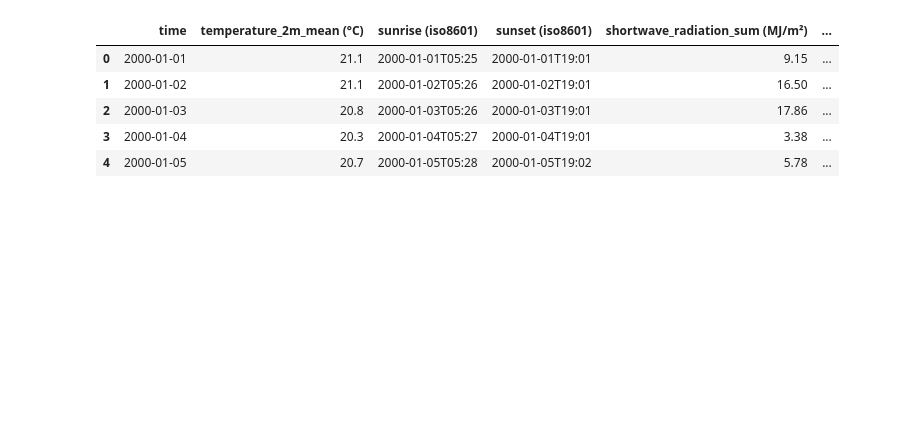
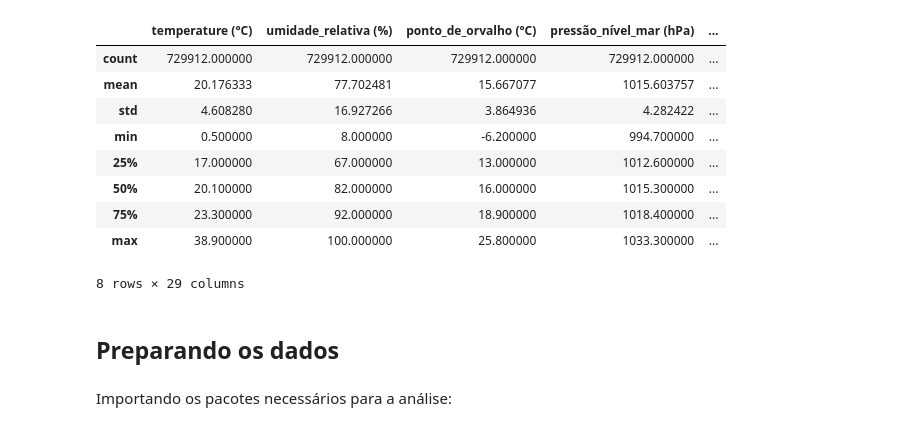
Before and after one commit to silvaniacorreia/desafio_BIGMAAP, a Jupyter notebook: Previsão_de_Temperaturas_em_Sorocaba.ipynb, the cells around one changed output. Drawn from its saved outputs; the diff is of its cells as text; code cells hidden in the pictures; blank space fills up the shorter version.

```diff
--- a/Previsão_de_Temperaturas_em_Sorocaba.ipynb
+++ b/Previsão_de_Temperaturas_em_Sorocaba.ipynb
@@ -2,0 +41,37 @@
+# %%
+import pandas as pd
+
+# Criando o DataFrame
+temperature_data = pd.DataFrame(data['hourly'])
+
+# Renomeando as colunas
+temperature_data = temperature_data.rename(columns={'time':'Data/Hora',
+            'temperature_2m':'temperature (°C)',
+            'relativehumidity_2m':'umidade_relativa (%)',
+            'dewpoint_2m':'ponto_de_orvalho (°C)',
+            'pressure_msl':'pressão_nível_mar (hPa)',
+            'surface_pressure':'pressão_superfície (hPa)',
+            'rain':'chuva (mm)',
+            'cloudcover': 'cobertura_nuvens (%)',
+            'cloudcover_low': 'cobertura_nuvens_baixo (%)',
+            'cloudcover_mid': 'cobertura_nuvens_meio (%)',
+            'cloudcover_high': 'cobertura_nuvens_alto (%)',
+            'shortwave_radiation': 'radiação_ondas_curtas (W/m²)',
+            'direct_radiation': 'radiação_direta (W/m²)',
+            'diffuse_radiation': 'radiação_difusa (W/m²)',
+            'direct_normal_irradiance': 'irradiância_normal_direta (W/m²)',
+            'windspeed_10m': 'velocidade_vento_10m (km/h)',
+            'windspeed_100m': 'velocidade_vento_100m (km/h)',
+            'winddirection_10m': 'direção_vento_10m (°)',
+            'winddirection_100m': 'direção_vento_100m (°)',
+            'windgusts_10m': 'rajada_vento_10m (km/h)',
+            'et0_fao_evapotranspiration': 'evapotranspiração (mm)',
+            'vapor_pressure_deficit': 'déficit_pressão_vapor (kPa)',
+            'soil_temperature_0_to_7cm': 'temperatura_solo_0_a_7cm (°C)',
+            'soil_temperature_7_to_28cm': 'temperatura_solo_7_a_28cm (°C)',
+            'soil_temperature_28_to_100cm': 'temperatura_solo_28_a_100cm (°C)',
+            'soil_temperature_100_to_255cm': 'temperatura_solo_100_a_255cm (°C)',
+            'soil_moisture_0_to_7cm': 'umidade_solo_0_a_7cm (m³/m³)',
+            'soil_moisture_7_to_28cm': 'umidade_solo_7_a_28cm (m³/m³)',
+            'soil_moisture_28_to_100cm': 'umidade_solo_28_a_100cm (m³/m³)',
+            'soil_moisture_100_to_255cm': 'umidade_solo_100_a_255cm (m³/m³)'})
@@ -3,23 +115,30 @@
+# %%
+temperature_data.describe()
+# %% [output]
+|  | temperature (°C) | umidade_relativa (%) | ponto_de_orvalho (°C) | pressão_nível_mar (hPa) | ... |
+| count | 729912.000000 | 729912.000000 | 729912.000000 | 729912.000000 | ... |
+| mean | 20.176333 | 77.702481 | 15.667077 | 1015.603757 | ... |
+| std | 4.608280 | 16.927266 | 3.864936 | 4.282422 | ... |
+| min | 0.500000 | 8.000000 | -6.200000 | 994.700000 | ... |
+| 25% | 17.000000 | 67.000000 | 13.000000 | 1012.600000 | ... |
+| 50% | 20.100000 | 82.000000 | 16.000000 | 1015.300000 | ... |
+| 75% | 23.300000 | 92.000000 | 18.900000 | 1018.400000 | ... |
+| max | 38.900000 | 100.000000 | 25.800000 | 1033.300000 | ... |
+8 rows × 29 columns
+# %% [markdown]
+## **Preparando os dados**
+# %% [markdown]
+Importando os pacotes necessários para a análise:
 # %%
 import numpy as np
-import pandas as pd
 import matplotlib.pyplot as plt
-
-import sklearn
 from sklearn.model_selection import train_test_split
-from sklearn.metrics import accuracy_score
+from sklearn.preprocessing import MinMaxScaler
+from sklearn.feature_selection import SelectKBest
+from sklearn.feature_selection import f_regression
 from sklearn.linear_model import LinearRegression
-from sklearn import preprocessing
-
-%matplotlib inline
-
-temperature_data = pd.read_csv('/content/drive/MyDrive/projeto_laboratorio/daily_temperatures.csv')
-
-temperature_data.head()
+from sklearn import metrics
+from math import sqrt
+from sklearn.metrics import mean_squared_error
+import warnings
+warnings.filterwarnings("ignore")
-# %% [output]
-|  | time | temperature_2m_mean (°C) | sunrise (iso8601) | sunset (iso8601) | shortwave_radiation_sum (MJ/m²) | ... |
-| 0 | 2000-01-01 | 21.1 | 2000-01-01T05:25 | 2000-01-01T19:01 | 9.15 | ... |
-| 1 | 2000-01-02 | 21.1 | 2000-01-02T05:26 | 2000-01-02T19:01 | 16.50 | ... |
-| 2 | 2000-01-03 | 20.8 | 2000-01-03T05:26 | 2000-01-03T19:01 | 17.86 | ... |
-| 3 | 2000-01-04 | 20.3 | 2000-01-04T05:27 | 2000-01-04T19:01 | 3.38 | ... |
-| 4 | 2000-01-05 | 20.7 | 2000-01-05T05:28 | 2000-01-05T19:02 | 5.78 | ... |
```
Also changed, not shown: parts of 66 cells of this notebook.
